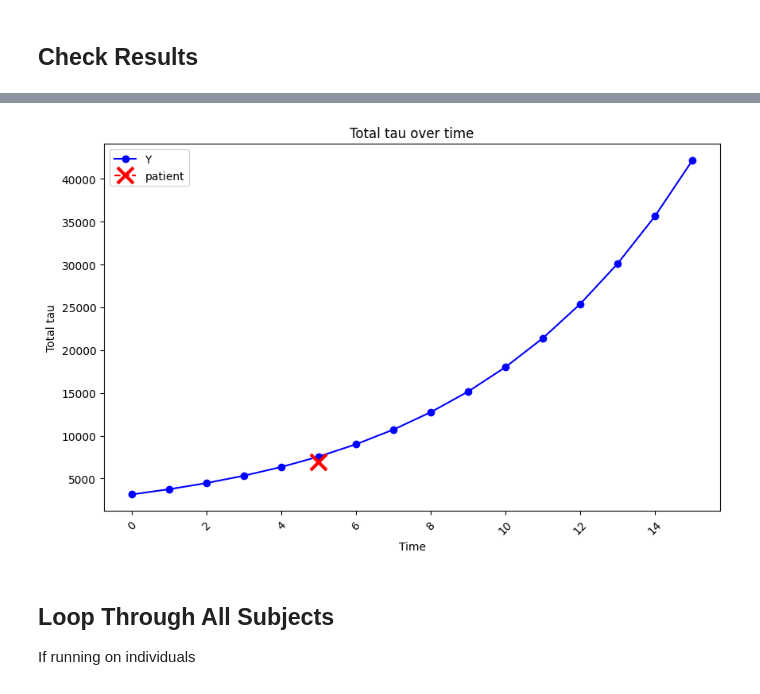
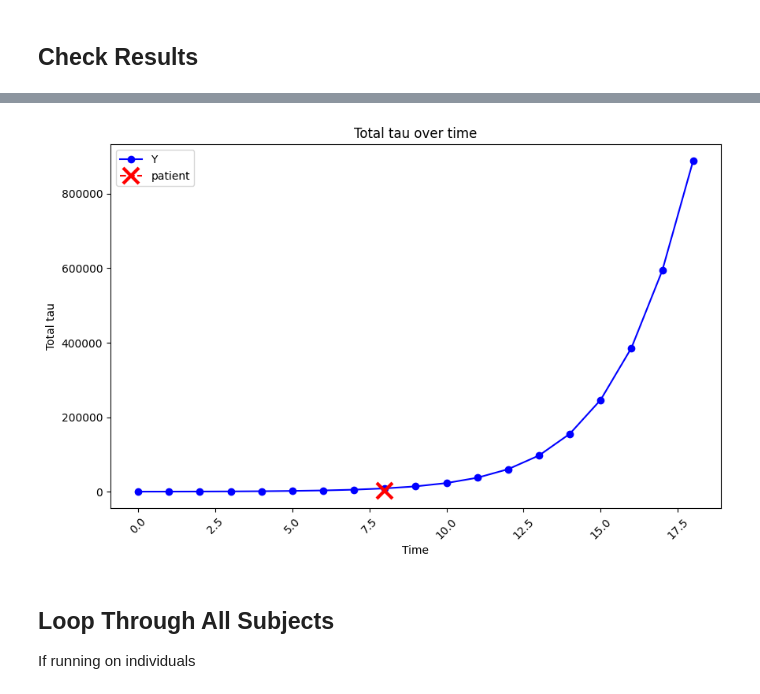
Before and after one commit to LaasyaMunjeti/EBM-Nexis, a Jupyter notebook: Running_nexis_forward.ipynb, the cells around one changed output, grey strips where cells are left out. Drawn from its saved outputs; the diff is of its cells as text; code cells hidden in the pictures.

```diff
--- a/Running_nexis_forward.ipynb
+++ b/Running_nexis_forward.ipynb
@@ -117,7 +123,7 @@ C_ = connectivity_matrix  # Connectivity matrix (nROI x nROI)
 U_ = np.zeros((nROI, 1))  # Don't care about cell types (nROI x nTypes), set to nROI x 1 array of random numbers or 0
 init_vec_ = init_vec # Initial tau vector (nROI x 1)
 if individual == 1:
-    t_vec_ = np.linspace(0, 15, 16)
+    t_vec_ = np.linspace(0, 18, 19)
 else:
     t_vec_ = np.linspace(0, 10, 100)  # Time vector (include 100 time points) (1 x nt)
 w_dir_ = 0  # Since I don't care about directionality, set to 0 which overwrites s as 0.5
@@ -129,9 +135,9 @@ logistic_term_ = 1 # Binary flag set to 1 to run with logistic term and 0 to run
 ## Load EBM Data
 # %%
 if individual == 1:
-    patient_data = pandas.read_csv('Cross-sectional stage and regional tau.csv')
+    patient_data = pandas.read_csv('EBM stage + tau/Cross-sectional stage and regional tau - version 9.csv')
 
-    RID = 31 #EDIT PATIENT RID MANUALLY HERE
+    RID = 6705	#EDIT PATIENT RID MANUALLY HERE
     patient = patient_data[patient_data['RID'] == RID]
 
     # Define number of time points
@@ -158,7 +164,7 @@ if individual == 1:
 
 else:
     # Load tau time series from EBM (E(t)) to compare with NDM output (Y)
-    EBM_data = pandas.read_csv('Regional tau time series - version 1.csv')
+    EBM_data = pandas.read_csv('EBM time series/EBM tau time series - version 9.csv')
 
     # Housekeeping
     EBM_data = EBM_data.drop('Unnamed: 0',axis=1)
@@ -210,14 +221,14 @@ def Nexis_error(params, patient_tau):
 custom_Nexis_error = partial(Nexis_error, patient_tau=patient_tau)
 
 # Initial guesses for parameters (alpha, beta, gamma, s, b, p, k) # ADJUST THESE
-init_guess = np.array([0.1, 1.01, 0.5, 0.5, 0, 0.0, 20])
+init_guess = np.array([0.2, 1.01, 1, 0.5, 0, 0.0, 50])
 
 # Bounds for each parameter [(min alpha, max alpha), (min beta, max beta), (min gamma, max gamma), etc. # ADJUST THESE
-bounds = [(0, 2),(0, 3),(0,3),(0.5,0.5),(0,0),(0,0),(0,50)]
+bounds = [(0, 3),(0, 4),(1,1),(0.5,0.5),(0,0),(0,0),(50,50)]
 
 # Perform the optimization
-result = minimize(custom_Nexis_error, init_guess, bounds=bounds, method='L-BFGS-B',
-                  options={'ftol': 1e-3, 'gtol': 1e-3,'maxiter': 1000})
+result = minimize(custom_Nexis_error, init_guess, bounds=bounds, method='Powell',
+                  options={'xtol': 1e-4, 'ftol': 1e-4,'maxiter': 1000})
 
 # Check the results
 if result.success:
@@ -264,8 +390,6 @@ else:
 print('Mean squared error: ' + str(mse))
 
 # Calculate R
-Y_edited = Y_edited.flatten()
-patient_tau = patient_tau.flatten()
-R, p_value = pearsonr(Y_edited, patient_tau)
+R, p_value = pearsonr(Y_edited.flatten(), patient_tau.flatten())
 print('Pearsons R: ' + str(R))
 # %% [output]
@@ -274,39 +436,59 @@ Pearsons R: 0.02171104915210384
 # %%
+regional_volumes_array = np.array(regional_volumes_excluded)
+regional_volumes_array = regional_volumes_array.reshape((78,1))
+tau_mass_Y = regional_volumes_array * Y
+total_tau_Y = np.sum(tau_mass_Y, axis=0)
+
 if individual == 1:
     # Volume correction
-    regional_volumes_array = np.array(regional_volumes_excluded)
-    regional_volumes_array = regional_volumes_array.reshape((78,1))
-    tau_mass_Y = regional_volumes_array * Y
-    total_tau_Y = np.sum(tau_mass_Y, axis=0)
     patient_tau = patient_tau.reshape(78,1)
     tau_mass_patient = regional_volumes_array * patient_tau
     total_tau_patient = np.sum(tau_mass_patient, axis=0)
 
-    time_points_Y = np.linspace(0, 15, 16)
+    time_points_Y = np.linspace(0, 18, 19)
 
     plt.figure(figsize=(10, 6))
 
     # Plot total_tau_Y
     plt.plot(time_points_Y, total_tau_Y, marker='o', linestyle='-', color='b', label= 'Y')
 
     # Plot total_tau_patient on the same graph
     plt.plot(stages, total_tau_patient, marker='x', linestyle='--', color='r', label= 'patient', markersize=15, markeredgewidth=3)
 
     plt.title('Total tau over time')
     plt.xlabel('Time')  # Label the x-axis
     plt.ylabel('Total tau')  # Label the y-axis
     plt.xticks(rotation=45)  # Optional: rotate x-axis labels for better readability
     plt.legend()  # Add a legend to distinguish the two lines
 
     # Show the plot
     plt.show
 
 else:
     # Plot total tau over time to compare the scales of EBM and Y
-    plt = total_tau_plot(Y, EBM_data_excluded, 'Y', 'EBM')
+    EBM_mass = regional_volumes_array * EBM_data_excluded
+    EBM_total_tau = np.sum(EBM_mass, axis=0)
+
+    time_points = np.linspace(0, 99, 100)
+
+    plt.figure(figsize=(10, 6))
+
+    # Plot total_tau_Y
+    plt.plot(time_points, total_tau_Y, marker='o', linestyle='-', color='b', label= 'Y')
+
+    # Plot EBM interpolation on the same graph
+    plt.plot(time_points, EBM_total_tau, marker='x', linestyle='--', color='r', label= 'EBM')
+
+    plt.title('Total tau over time')
+    plt.xlabel('Time')  # Label the x-axis
+    plt.ylabel('Total tau')  # Label the y-axis
+    plt.xticks(rotation=45)  # Optional: rotate x-axis labels for better readability
+    plt.legend()  # Add a legend to distinguish the two lines
+
+    # Show the plot
     plt.show
 # %% [output]
-[figure, old version]
+[figure, new version]
 # %% [markdown]
 ## Loop Through All Subjects
 If running on individuals
```
Also changed, not shown: parts of 11 cells of this notebook.
